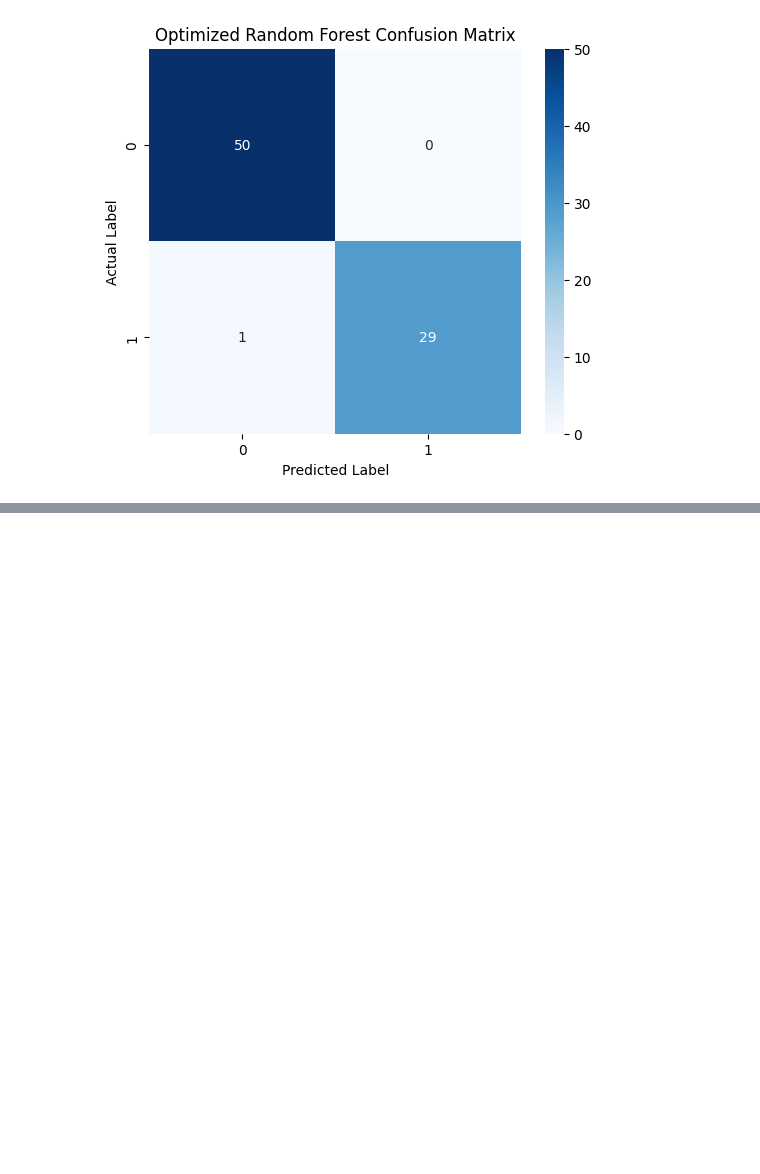
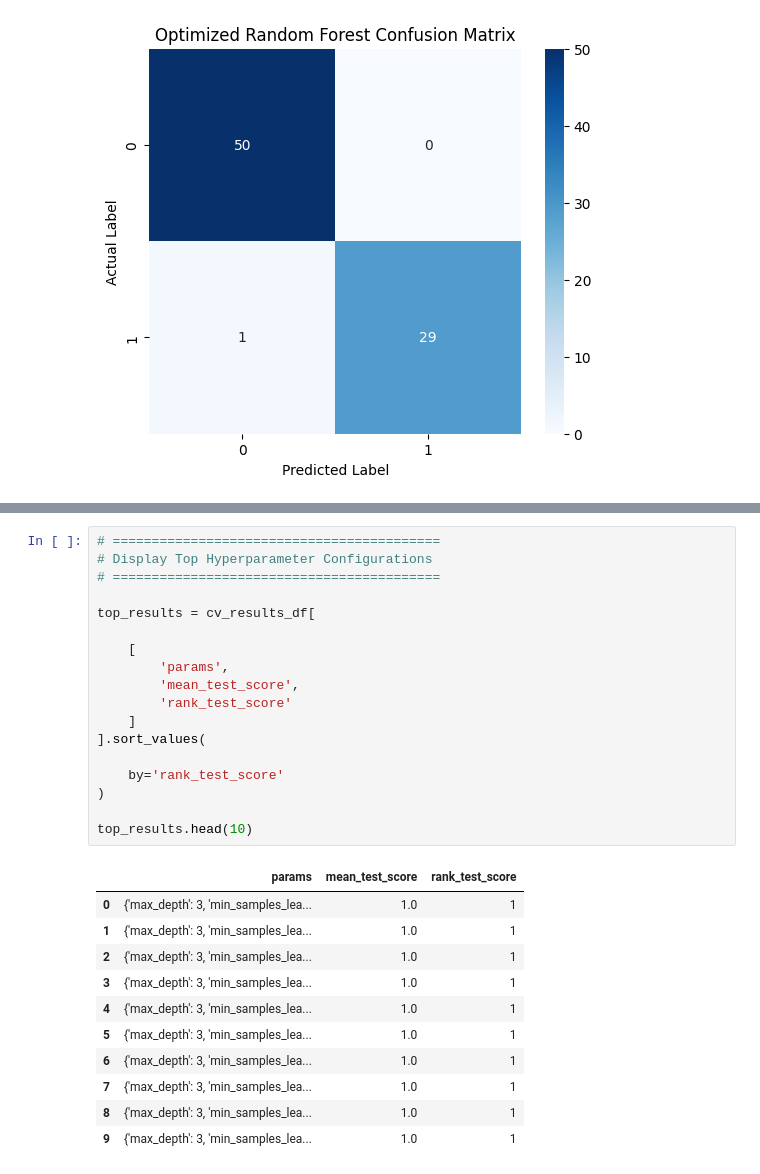
Before and after one commit to premprakash123/healthcare-chronic-disease-analysis, a Jupyter notebook: notebooks/04_model_building.ipynb, the cells around one changed output, grey strips where cells are left out. Drawn from its saved outputs; the diff is of its cells as text; blank space fills up the shorter version.

Commit message:
analysis: validated optimized hyperparameter configurations

```diff
--- a/notebooks/04_model_building.ipynb
+++ b/notebooks/04_model_building.ipynb
@@ -1438,3 +1438,33 @@ cv_results_df.head()
 | 2 | 0.701799 | 0.016412 | 0.054794 | 0.003866 | 3 | 1 | ... |
 | 3 | 0.245400 | 0.009827 | 0.021599 | 0.003441 | 3 | 1 | ... |
 | 4 | 0.466200 | 0.014345 | 0.038999 | 0.003347 | 3 | 1 | ... |
+# %%
+# ==========================================
+# Display Top Hyperparameter Configurations
+# ==========================================
+
+top_results = cv_results_df[
+
+    [
+        'params',
+        'mean_test_score',
+        'rank_test_score'
+    ]
+].sort_values(
+
+    by='rank_test_score'
+)
+
+top_results.head(10)
+# %% [output]
+|  | params | mean_test_score | rank_test_score |
+| 0 | {'max_depth': 3, 'min_samples_lea... | 1.0 | 1 |
+| 1 | {'max_depth': 3, 'min_samples_lea... | 1.0 | 1 |
+| 2 | {'max_depth': 3, 'min_samples_lea... | 1.0 | 1 |
+| 3 | {'max_depth': 3, 'min_samples_lea... | 1.0 | 1 |
+| 4 | {'max_depth': 3, 'min_samples_lea... | 1.0 | 1 |
+| 5 | {'max_depth': 3, 'min_samples_lea... | 1.0 | 1 |
+| 6 | {'max_depth': 3, 'min_samples_lea... | 1.0 | 1 |
+| 7 | {'max_depth': 3, 'min_samples_lea... | 1.0 | 1 |
+| 8 | {'max_depth': 3, 'min_samples_lea... | 1.0 | 1 |
+| 9 | {'max_depth': 3, 'min_samples_lea... | 1.0 | 1 |
```
